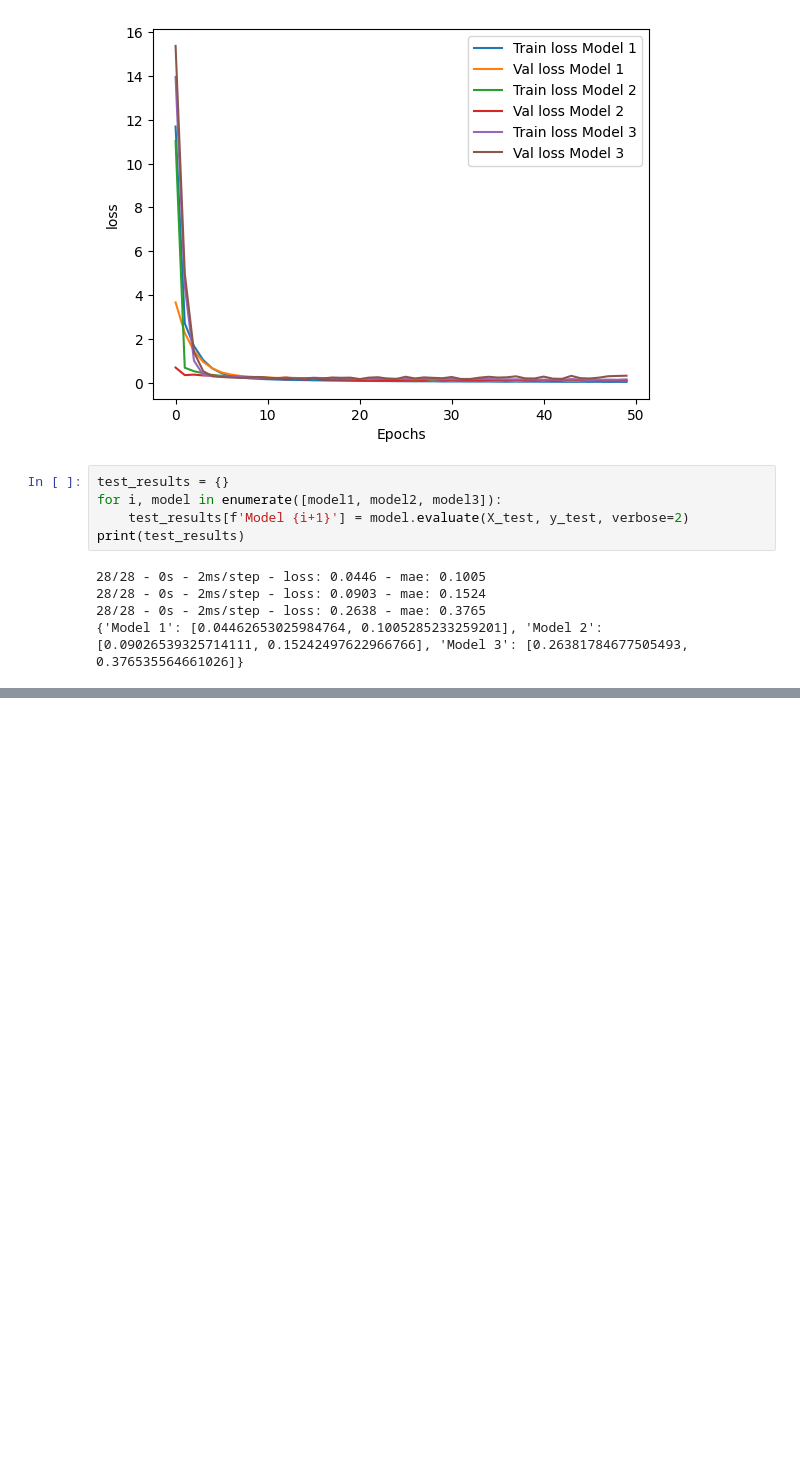
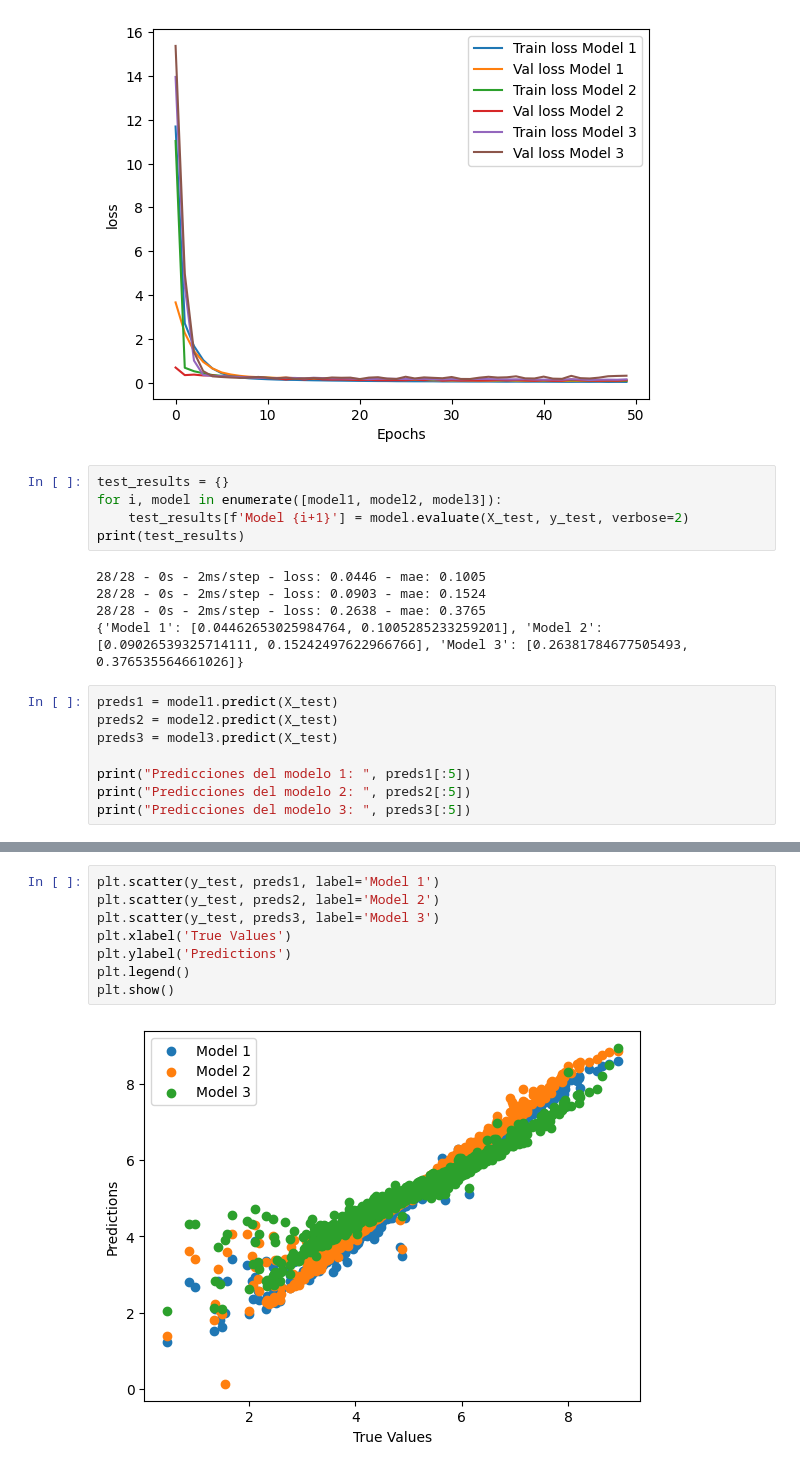
Before and after one commit to Sebas021210/Lab2-DL, a Jupyter notebook: Lab2.ipynb, the cells around one changed output, grey strips where cells are left out. Drawn from its saved outputs; the diff is of its cells as text; blank space fills up the shorter version.

```diff
--- a/Lab2.ipynb
+++ b/Lab2.ipynb
@@ -157,3 +157,11 @@ print(test_results)
 28/28 - 0s - 2ms/step - loss: 0.0903 - mae: 0.1524
 28/28 - 0s - 2ms/step - loss: 0.2638 - mae: 0.3765
 {'Model 1': [0.04462653025984764, 0.1005285233259201], 'Model 2': [0.09026539325714111, 0.15242497622966766], 'Model 3': [0.26381784677505493, 0.376535564661026]}
+# %%
+preds1 = model1.predict(X_test)
+preds2 = model2.predict(X_test)
+preds3 = model3.predict(X_test)
+
+print("Predicciones del modelo 1: ", preds1[:5])
+print("Predicciones del modelo 2: ", preds2[:5])
+print("Predicciones del modelo 3: ", preds3[:5])
@@ -159,0 +187,10 @@ print(test_results)
+# %%
+plt.scatter(y_test, preds1, label='Model 1')
+plt.scatter(y_test, preds2, label='Model 2')
+plt.scatter(y_test, preds3, label='Model 3')
+plt.xlabel('True Values')
+plt.ylabel('Predictions')
+plt.legend()
+plt.show()
+# %% [output]
+[figure, added]
```
Also changed, not shown: parts of 1 cell of this notebook.
